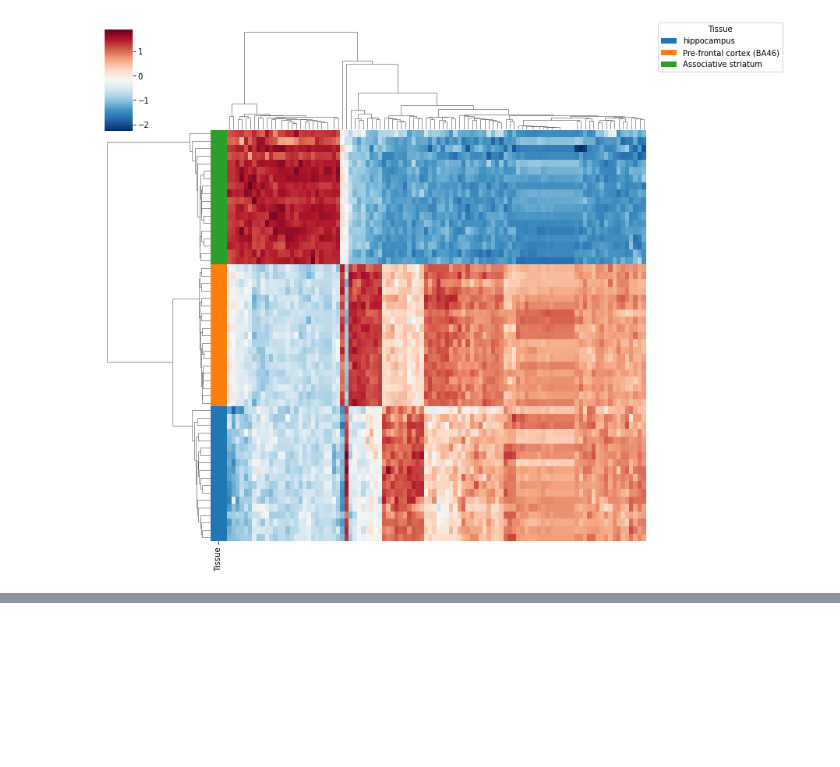
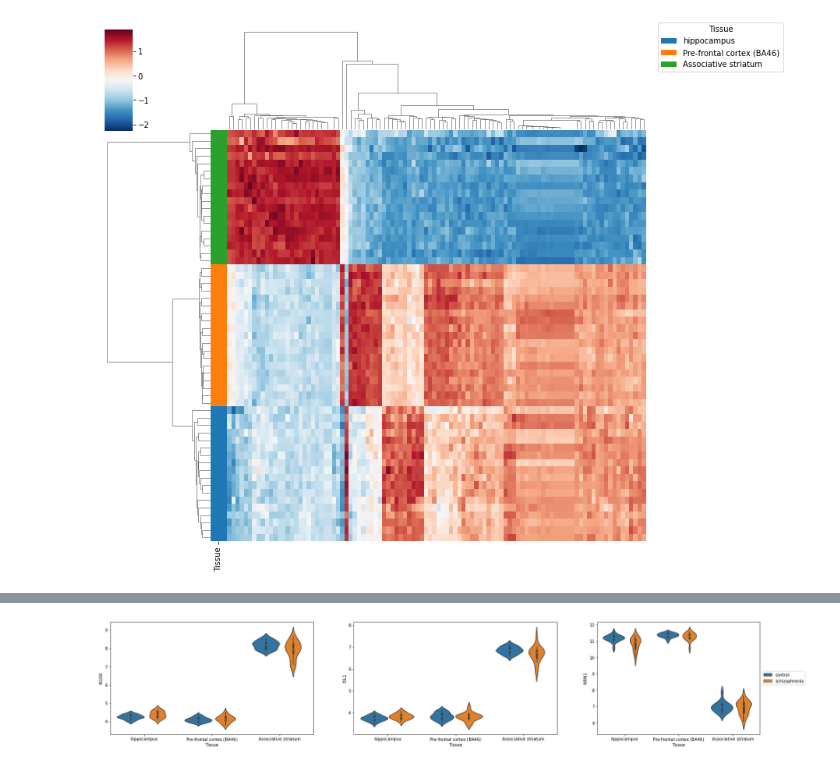
Before and after one commit to BRITE-REU/programming-workshops, a Jupyter notebook: source/workshops/05_visualization/files/solutions.ipynb, the cells around one changed output, grey strips where cells are left out. Drawn from its saved outputs; the diff is of its cells as text; code cells hidden in the pictures; blank space fills up the shorter version.

Commit message:
Data Viz Task 3 - Subplots

```diff
--- a/source/workshops/05_visualization/files/solutions.ipynb
+++ b/source/workshops/05_visualization/files/solutions.ipynb
@@ -477,0 +493,21 @@ heatmap(controls, top_genes, row_color="Tissue", cluster=True)
+# %%
+def main():
+    top_three = top_genes[:3]
+    tissues = data['Tissue'].unique()
+    data_disease_state_filter = data[(data['Disease.state'] == 'control') | (data['Disease.state'] == 'schizophrenia')]
+
+    fig, axs = plt.subplots(1,3,figsize=(30,5))
+    for gene, ax in zip(top_three, axs.flatten()):
+        sns.violinplot(ax = ax, data=data_disease_state_filter, x='Tissue', y=gene, hue="Disease.state")
+        ax.legend().set_visible(False)
+
+    # Create some space to add legend to the left of the figure
+    box = ax.get_position()
+    ax.set_position([box.x0, box.y0, box.width * 0.8, box.height])
+
+    # Put a legend to the right of the current axis
+    ax.legend(loc='center left', bbox_to_anchor=(1, 0.5))
+
+main()
+# %% [output]
+[figure, added]
```
Also changed, not shown: parts of 9 cells of this notebook, 5 other files.
